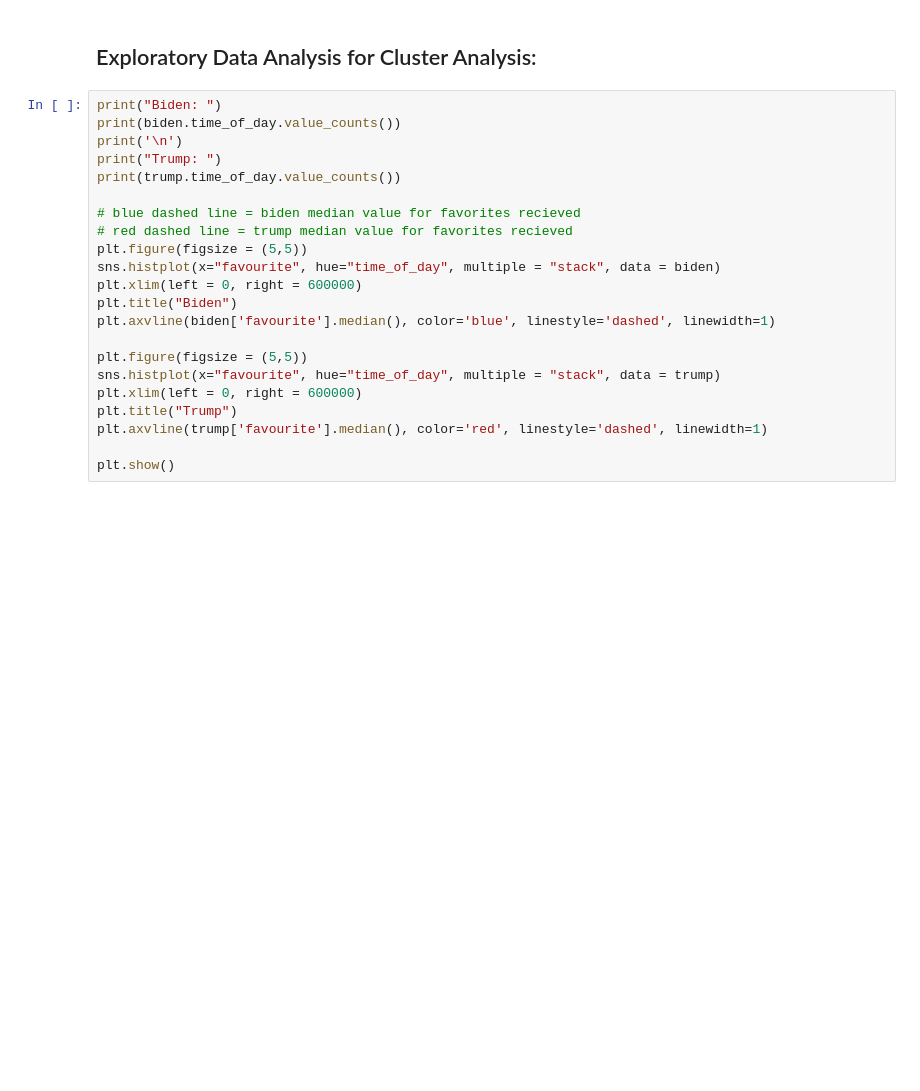
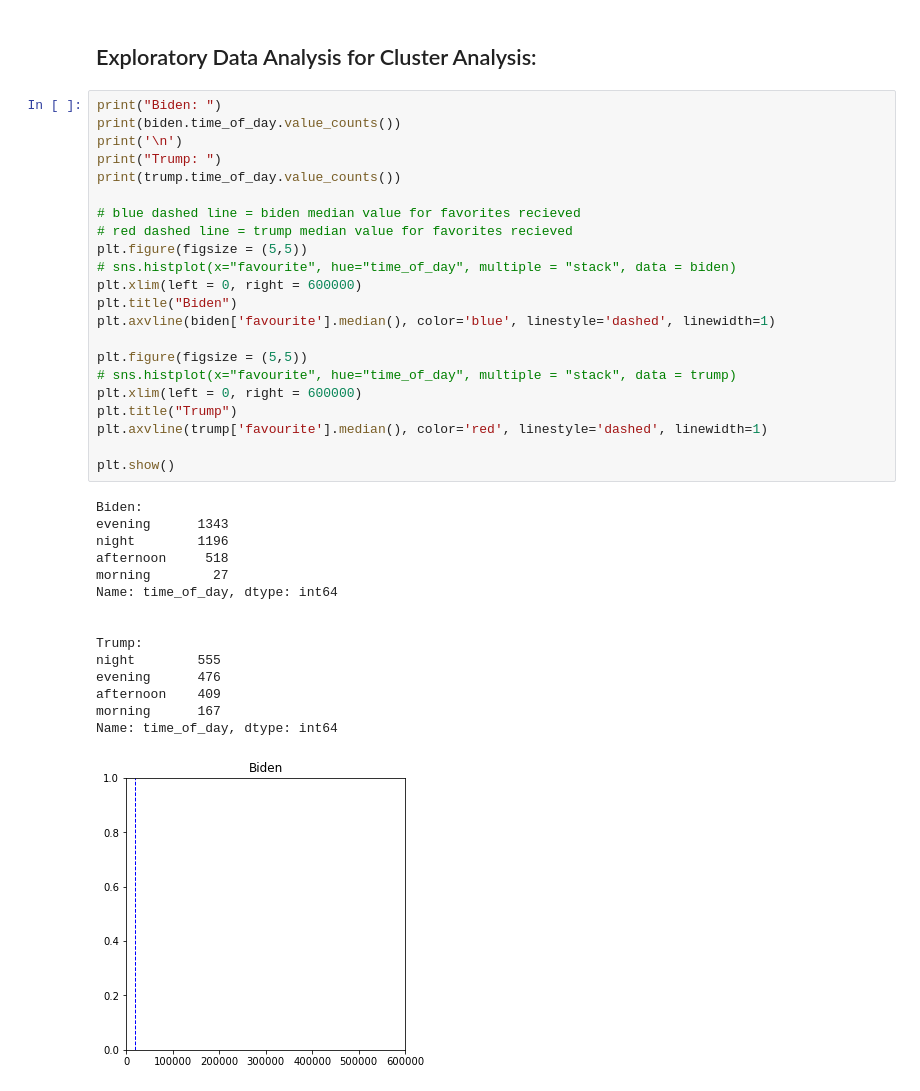
Before and after one commit to sunil-2000/Twitter-Data-Science-Project, a Jupyter notebook: phase4 FINAL (TAs Grade This)-Copy1.ipynb, the cells around one changed output. Cells and saved outputs as stored; diff of their text form; blank space fills up the shorter version.

```diff
--- a/phase4 FINAL (TAs Grade This)-Copy1.ipynb
+++ b/phase4 FINAL (TAs Grade This)-Copy1.ipynb
@@ -944,22 +953,38 @@ plt.show()
 # %%
 print("Biden: ")
 print(biden.time_of_day.value_counts())
 print('\n')
 print("Trump: ")
 print(trump.time_of_day.value_counts())
 
 # blue dashed line = biden median value for favorites recieved
 # red dashed line = trump median value for favorites recieved
 plt.figure(figsize = (5,5))
-sns.histplot(x="favourite", hue="time_of_day", multiple = "stack", data = biden)
+# sns.histplot(x="favourite", hue="time_of_day", multiple = "stack", data = biden)
 plt.xlim(left = 0, right = 600000)
 plt.title("Biden")
 plt.axvline(biden['favourite'].median(), color='blue', linestyle='dashed', linewidth=1)
 
 plt.figure(figsize = (5,5))
-sns.histplot(x="favourite", hue="time_of_day", multiple = "stack", data = trump)
+# sns.histplot(x="favourite", hue="time_of_day", multiple = "stack", data = trump)
 plt.xlim(left = 0, right = 600000)
 plt.title("Trump")
 plt.axvline(trump['favourite'].median(), color='red', linestyle='dashed', linewidth=1)
 
 plt.show()
+# %% [output]
+Biden:
+evening      1343
+night        1196
+afternoon     518
+morning        27
+Name: time_of_day, dtype: int64
+
+
+Trump:
+night        555
+evening      476
+afternoon    409
+morning      167
+Name: time_of_day, dtype: int64
+[figure, added]
```
Also changed, not shown: parts of 10 cells of this notebook.
